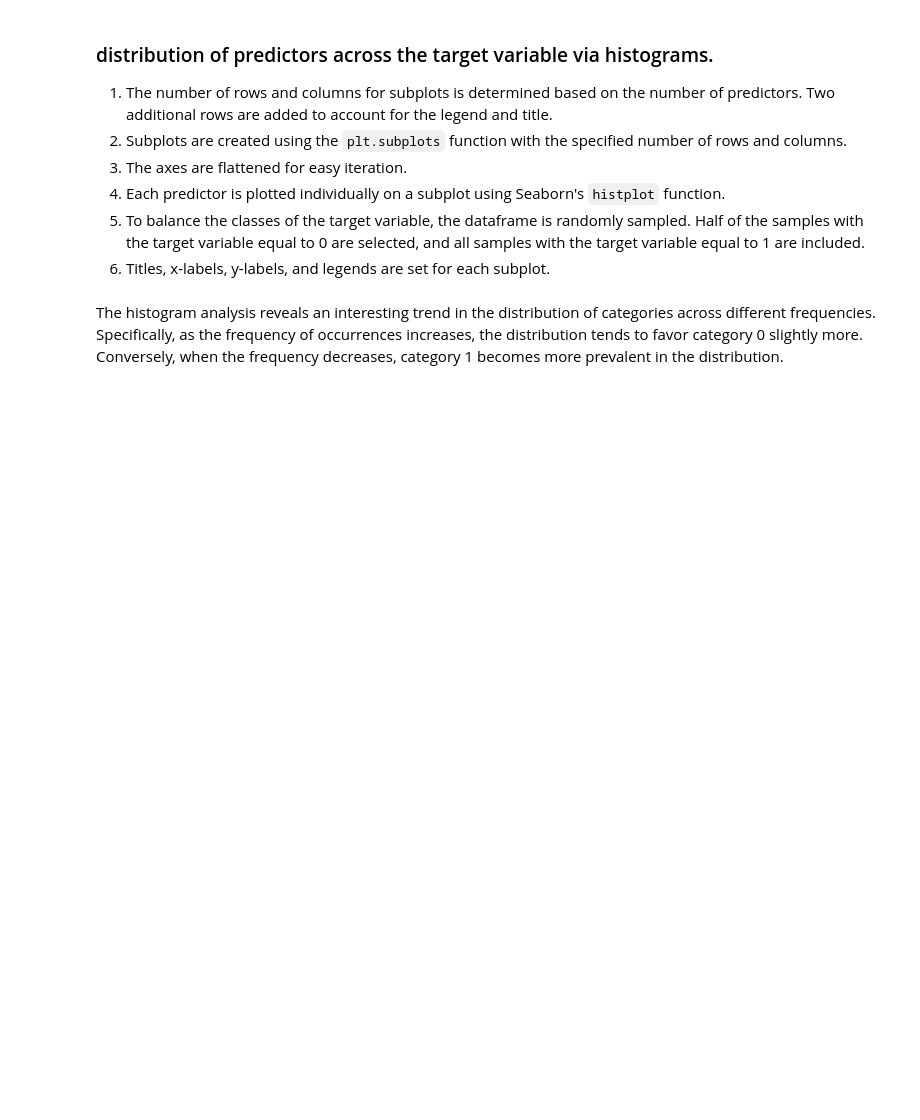
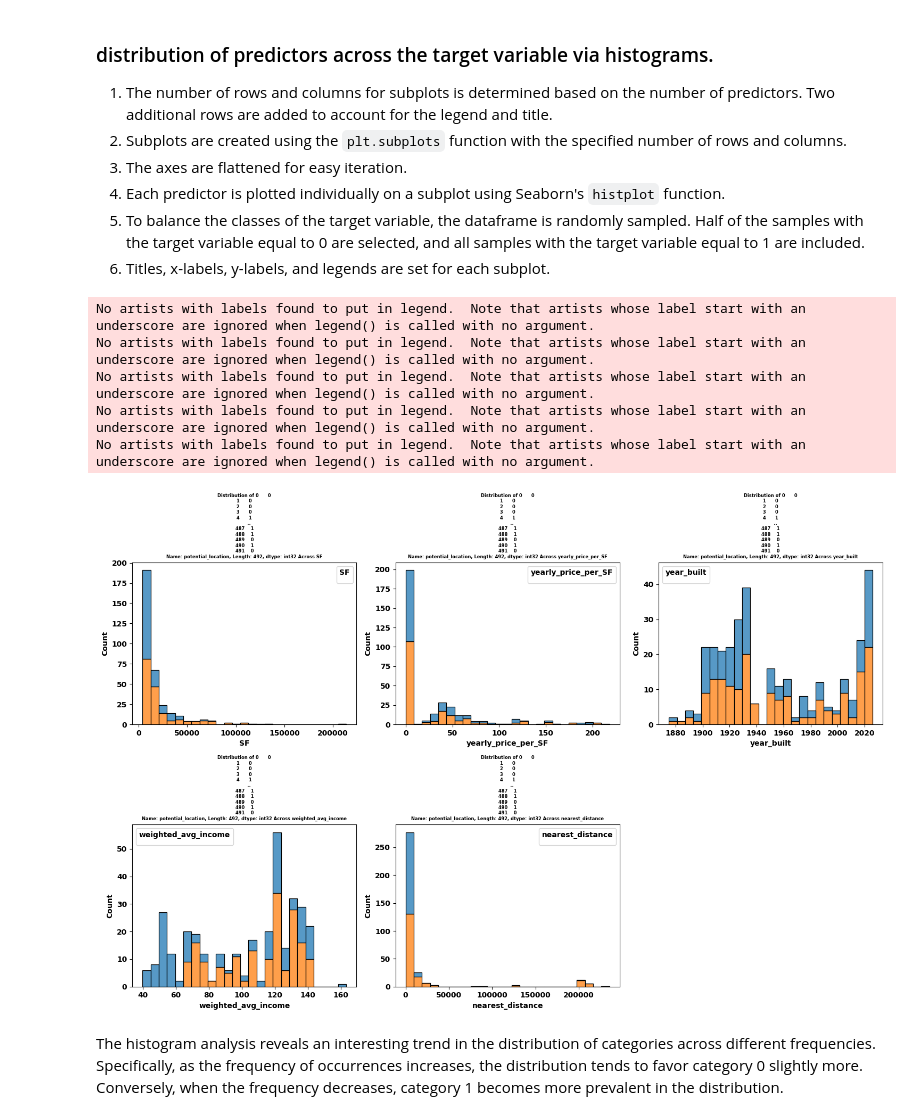
Before and after one commit to y-prog/geospatial, a Jupyter notebook: ny_geo/nyc_apple_stores_proj.ipynb, the cells around one changed output. Drawn from its saved outputs; the diff is of its cells as text; code cells hidden in the pictures; blank space fills up the shorter version.

```diff
--- a/ny_geo/nyc_apple_stores_proj.ipynb
+++ b/ny_geo/nyc_apple_stores_proj.ipynb
@@ -344,36 +462,44 @@ IFrame(src='potential_locations_map.html', width=700, height=600)
 # %%
 import numpy as np
 
+predictors = ['SF','yearly_price_per_SF','year_built', 'weighted_avg_income', 'nearest_distance']
 # Determine the number of rows and columns for subplots
 num_rows = (len(predictors) + 2) // 3  # Add 2 to account for the legend and title
 num_cols = min(len(predictors), 3)
 
 # Create subplots
 fig, axes = plt.subplots(num_rows, num_cols, figsize=(15, 5 * num_rows))
 
 # Flatten the axes array for easy iteration
 axes = axes.flatten()
 
 # Plotting each predictor individually
 for i, predictor in enumerate(predictors):
     ax = axes[i]
     # Randomly sample the dataframe to balance the target variable classes
     df_sampled = pd.concat([
-        df[df[target] == 0].sample(frac=0.5),
-        df[df[target] == 1].sample(frac=1)
+        df[df['potential_location'] == 0].sample(frac=0.5),
+        df[df['potential_location'] == 1].sample(frac=1)
     ])
-    sns.histplot(data=df_sampled, x=predictor, hue=target, multiple='stack', bins=25, ax=ax)
-    ax.set_title(f'Distribution of {target} Across {predictor}', fontsize=6)  # Adjust the title fontsize
+    sns.histplot(data=df_sampled, x=predictor, hue=df.potential_location, multiple='stack', bins=25, ax=ax)
+    ax.set_title(f'Distribution of {df.potential_location} Across {predictor}', fontsize=6)  # Adjust the title fontsize
     ax.set_xlabel(predictor)
     ax.set_ylabel('Count')
-    ax.legend(title=target)
+    ax.legend(title=predictor)
 
 # Remove empty subplots
 for i in range(len(predictors), num_rows * num_cols):
     fig.delaxes(axes[i])
 
 # Adjust layout and show the plot
 plt.tight_layout()
 plt.show()
+# %% [output]
+No artists with labels found to put in legend.  Note that artists whose label start with an underscore are ignored when legend() is called with no argument.
+No artists with labels found to put in legend.  Note that artists whose label start with an underscore are ignored when legend() is called with no argument.
+No artists with labels found to put in legend.  Note that artists whose label start with an underscore are ignored when legend() is called with no argument.
+No artists with labels found to put in legend.  Note that artists whose label start with an underscore are ignored when legend() is called with no argument.
+No artists with labels found to put in legend.  Note that artists whose label start with an underscore are ignored when legend() is called with no argument.
+[figure, added]
 # %% [markdown]
 The histogram analysis reveals an interesting trend in the distribution of categories across different frequencies. Specifically, as the frequency of occurrences increases, the distribution tends to favor category 0 slightly more. Conversely, when the frequency decreases, category 1 becomes more prevalent in the distribution.
```
Also changed, not shown: parts of 16 cells of this notebook, 4 other files.
